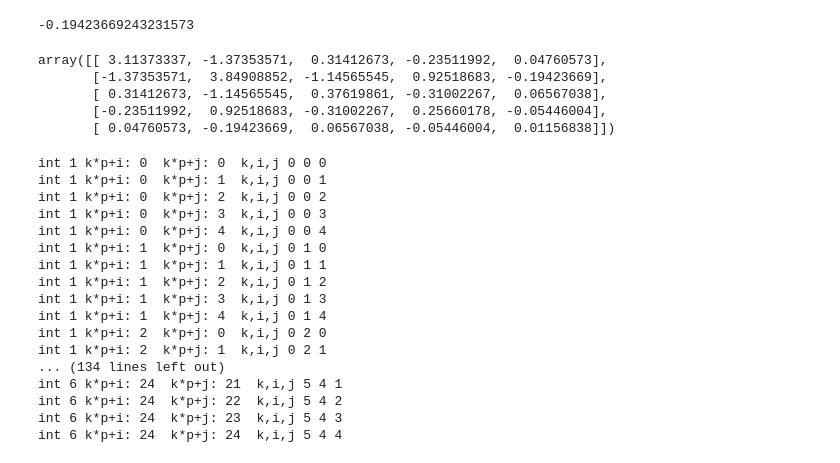
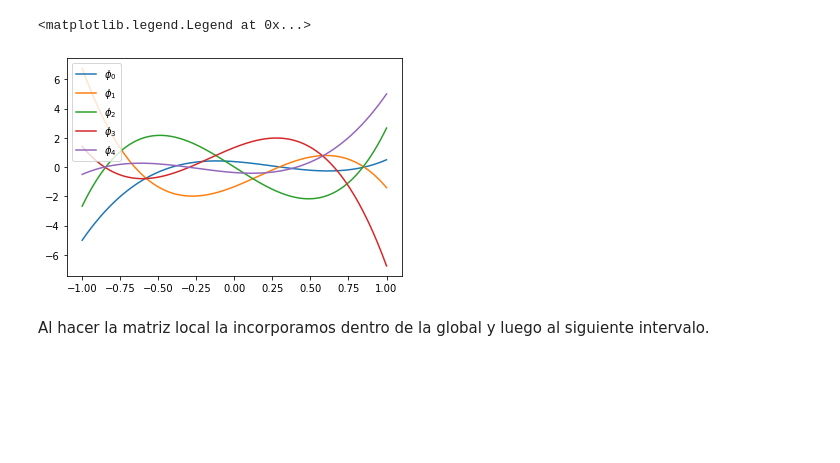
Before and after one commit to D-marina/spectraLib, a Jupyter notebook: Ordenada.ipynb, the cells around one changed output. Drawn from its saved outputs; the diff is of its cells as text; code cells hidden in the pictures; blank space fills up the shorter version.

```diff
--- a/Ordenada.ipynb
+++ b/Ordenada.ipynb
@@ -107,3 +110,14 @@ aux=sp.Poly(num,x).all_coeffs()
+# %%
+xval=np.linspace(-1,1,200)
+plt.plot(xval,difphi0(xval),label="$\phi_0$")
+plt.plot(xval,difphi1(xval),label="$\phi_1$")
+plt.plot(xval,difphi2(xval),label="$\phi_2$")
+plt.plot(xval,difphi3(xval),label="$\phi_3$")
+plt.plot(xval,difphi4(xval),label="$\phi_4$")
+plt.legend()
+# %% [output]
+<matplotlib.legend.Legend at 0x...>
+[figure, added]
 # %%
 def Matriz_Local(m,p,Nq,num_interval): #p siempre será 4 en nuestra actividad
 
@@ -156,13 +163,0 @@ A6=Matriz_Local(6,4,5,6) #¿Existe algun nombre para cambiar de matriz y que se
-# %%
-A=[A1,A2,A3,A4,A5,A6]
-A[0][1][4]
-# %% [output]
--0.19423669243231573
-# %%
-A1
-# %% [output]
-array([[ 3.11373337, -1.37353571,  0.31412673, -0.23511992,  0.04760573],
-       [-1.37353571,  3.84908852, -1.14565545,  0.92518683, -0.19423669],
-       [ 0.31412673, -1.14565545,  0.37619861, -0.31002267,  0.06567038],
-       [-0.23511992,  0.92518683, -0.31002267,  0.25660178, -0.05446004],
-       [ 0.04760573, -0.19423669,  0.06567038, -0.05446004,  0.01156838]])
@@ -188 +182,3 @@ intervalo 3: matriz 5x5 0 0 -> 8 8
+# %% [markdown]
+Al hacer la matriz local la incorporamos dentro de la global y luego al siguiente intervalo.
 # %%
@@ -197,20 +197,0 @@ def Matriz_Global(A,m,p):#m es nº de intervalos
-# %%
-B=Matriz_Global(A,6,4)
-# %% [output]
-int 1 k*p+i: 0  k*p+j: 0  k,i,j 0 0 0
-int 1 k*p+i: 0  k*p+j: 1  k,i,j 0 0 1
-int 1 k*p+i: 0  k*p+j: 2  k,i,j 0 0 2
-int 1 k*p+i: 0  k*p+j: 3  k,i,j 0 0 3
-int 1 k*p+i: 0  k*p+j: 4  k,i,j 0 0 4
-int 1 k*p+i: 1  k*p+j: 0  k,i,j 0 1 0
-int 1 k*p+i: 1  k*p+j: 1  k,i,j 0 1 1
-int 1 k*p+i: 1  k*p+j: 2  k,i,j 0 1 2
-int 1 k*p+i: 1  k*p+j: 3  k,i,j 0 1 3
-int 1 k*p+i: 1  k*p+j: 4  k,i,j 0 1 4
-int 1 k*p+i: 2  k*p+j: 0  k,i,j 0 2 0
-int 1 k*p+i: 2  k*p+j: 1  k,i,j 0 2 1
-... (134 lines left out)
-int 6 k*p+i: 24  k*p+j: 21  k,i,j 5 4 1
-int 6 k*p+i: 24  k*p+j: 22  k,i,j 5 4 2
-int 6 k*p+i: 24  k*p+j: 23  k,i,j 5 4 3
-int 6 k*p+i: 24  k*p+j: 24  k,i,j 5 4 4
```
Also changed, not shown: parts of 26 cells of this notebook.
